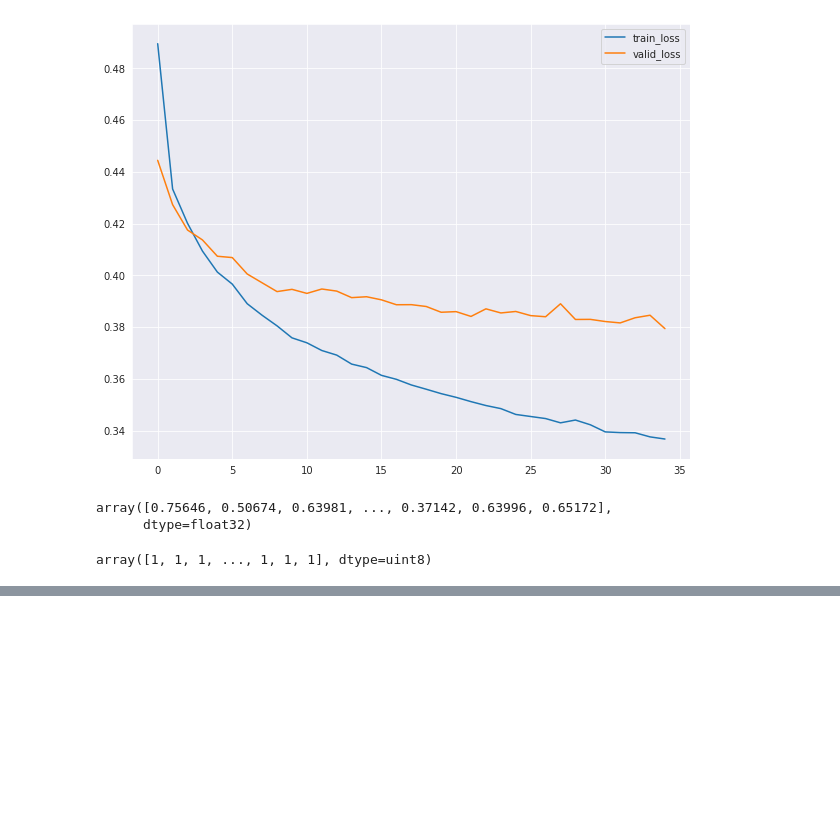
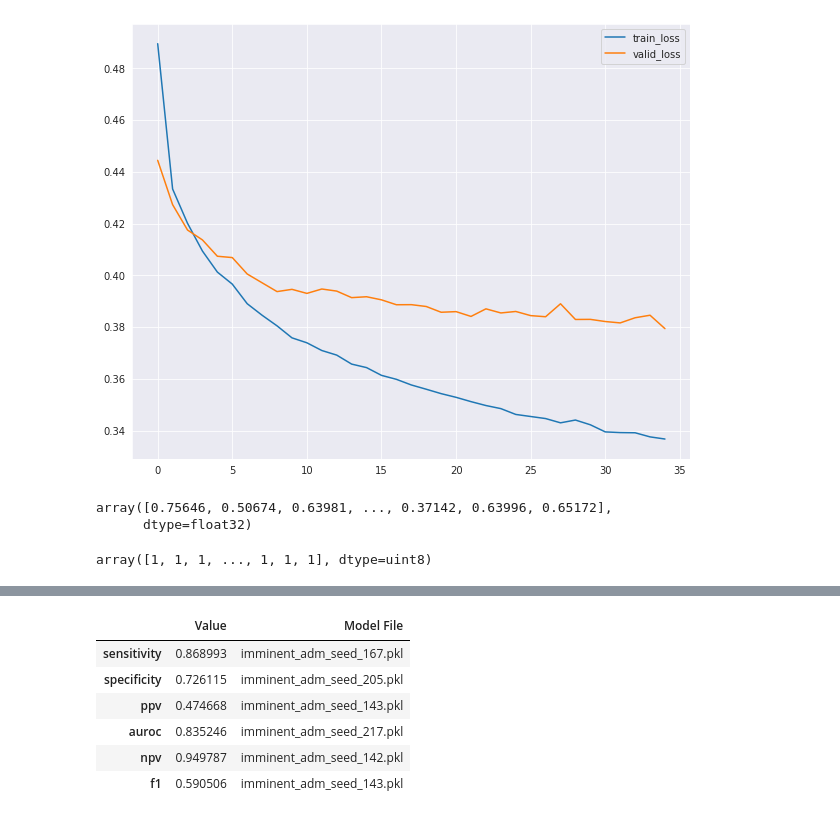
Before and after one commit to sudarshan85/imminent-adm-mimic, a Jupyter notebook: nn/nn_classifier.ipynb, the cells around one changed output, grey strips where cells are left out. Cells and saved outputs as stored; diff of their text form; code cells hidden in the pictures; blank space fills up the shorter version.

```diff
--- a/nn/nn_classifier.ipynb
+++ b/nn/nn_classifier.ipynb
@@ -212,0 +237,10 @@ plot_confusion_matrix(ax, cm, classes=['Delayed', 'Imminent'], normalize=False,
+# %%
+get_best_model(bam, fnames)
+# %% [output]
+|  | Value | Model File |
+| sensitivity | 0.868993 | imminent_adm_seed_167.pkl |
+| specificity | 0.726115 | imminent_adm_seed_205.pkl |
+| ppv | 0.474668 | imminent_adm_seed_143.pkl |
+| auroc | 0.835246 | imminent_adm_seed_217.pkl |
+| npv | 0.949787 | imminent_adm_seed_142.pkl |
+| f1 | 0.590506 | imminent_adm_seed_143.pkl |
```
Also changed, not shown: parts of 10 cells of this notebook, 1 other file.
